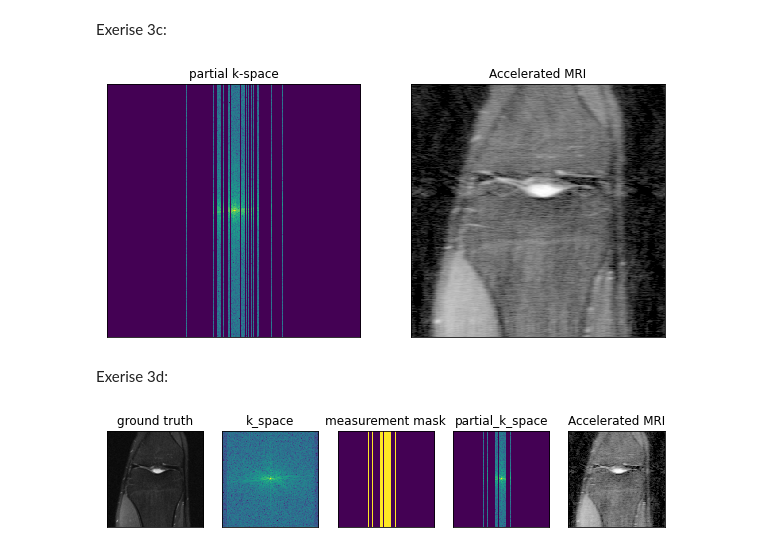
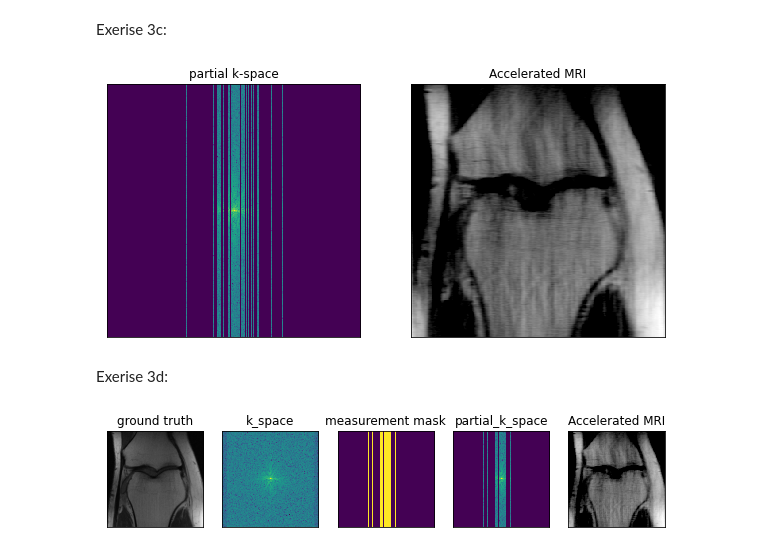
Before and after one commit to langestefan/5LSL0_assignments, a Jupyter notebook: assignment_4/week_2_exc3.ipynb, the cells around one changed output. Saved outputs shown, nothing was run; the diff lists cells and outputs as text; code cells hidden in the pictures.

Commit message:
update the image for ex3.

```diff
--- a/assignment_4/week_2_exc3.ipynb
+++ b/assignment_4/week_2_exc3.ipynb
@@ -94,35 +93,35 @@ Exerise 3c:
 # %%
 def get_accelerate_MRI(input) :
     return ifft2(input)
 
 fastmri = get_accelerate_MRI(par_k_space)
 fastmri_plot_friendly = torch.log(torch.abs(fastmri[3,:,:])+1e-20)
 
 plt.figure(figsize = (10,10))
 
 plt.subplot(1,2,1)
 plt.imshow(par_k_space_friendly,vmin=-2,interpolation='nearest')
 plt.xticks([])
 plt.yticks([])
 plt.title('partial k-space')
 
 plt.subplot(1,2,2)
-plt.imshow(fastmri_plot_friendly,vmin=-2,interpolation='nearest',cmap='gray')
+plt.imshow(fastmri_plot_friendly,vmin=-1.3,interpolation='nearest',cmap='gray')
 plt.xticks([])
 plt.yticks([])
 plt.title('Accelerated MRI')
 
-#plt.savefig("assignment_4/figures/3a.png",dpi=300,bbox_inches='tight')
+plt.savefig("figures/exc_3c.png",dpi=300,bbox_inches='tight')
 plt.show()
 # %% [output]
-[figure, old version]
+[figure, new version]
 # %% [markdown]
 Exerise 3d:
 # %%
 plt.figure(figsize = (10,10))
 
 plt.subplot(1,5,1)
-plt.imshow(gt[1,:,:],cmap='gray')
+plt.imshow(gt[0,:,:],cmap='gray')
 plt.xticks([])
 plt.yticks([])
 plt.title('ground truth')
@@ -146,13 +145,13 @@ plt.yticks([])
 plt.title('partial_k_space')
 
 plt.subplot(1,5,5)
-plt.imshow(fastmri_plot_friendly,vmin=-2,interpolation='nearest',cmap='gray')
+plt.imshow(fastmri_plot_friendly,vmin=-1.3,interpolation='nearest',cmap='gray')
 plt.xticks([])
 plt.yticks([])
 plt.title('Accelerated MRI')
 
 
-#plt.savefig("assignment_4/figures/3a.png",dpi=300,bbox_inches='tight')
+plt.savefig("figures/exc_3d.png",dpi=300,bbox_inches='tight')
 plt.show()
 # %% [output]
-[figure, old version]
+[figure, new version]
```
Also changed, not shown: parts of 2 cells of this notebook, 4 other files.
